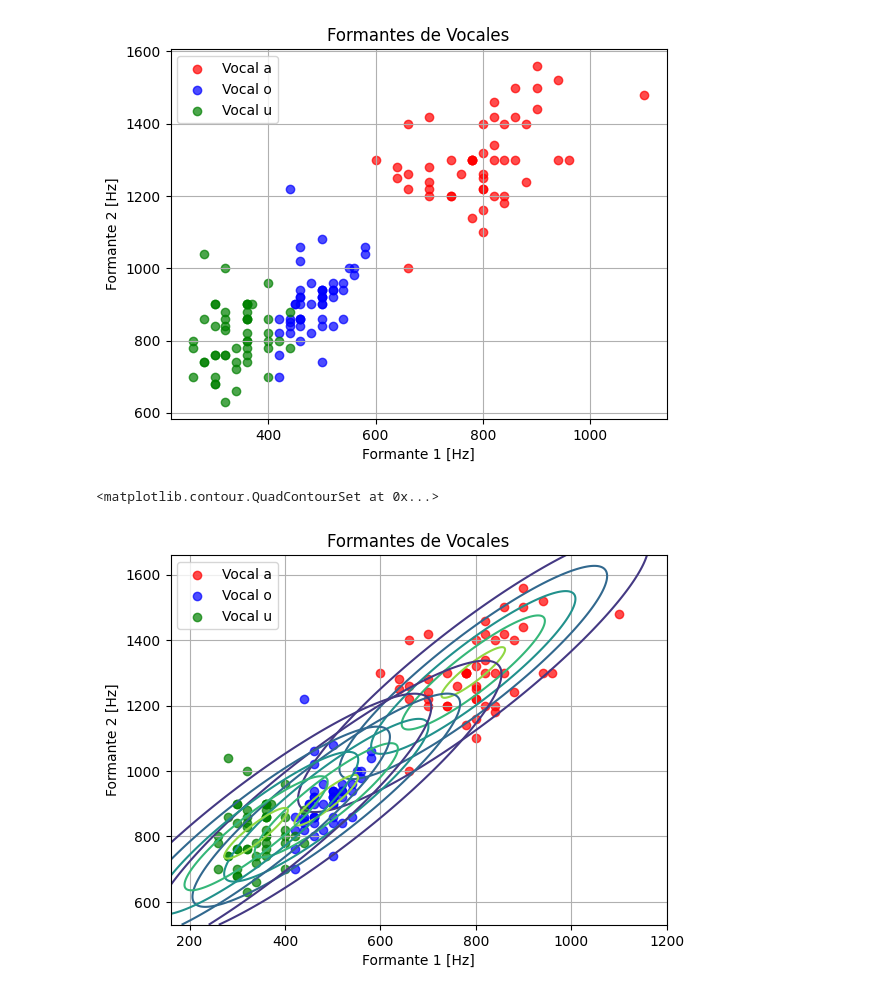
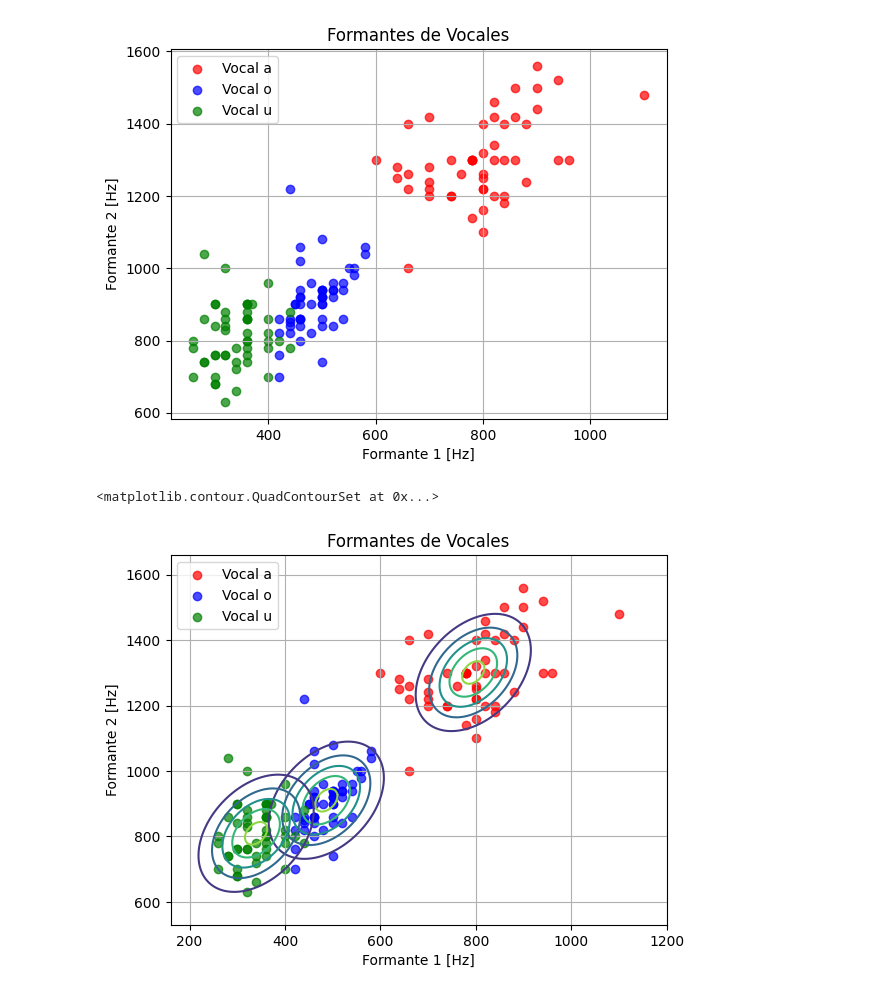
Before and after one commit to joaquinmacia/taller_procesamiento_senales, a Jupyter notebook: guia_2/guia_2.ipynb, the cells around one changed output. Saved outputs shown, nothing was run; the diff lists cells and outputs as text; code cells hidden in the pictures.

```diff
--- a/guia_2/guia_2.ipynb
+++ b/guia_2/guia_2.ipynb
@@ -626,44 +626,60 @@ lda = LDA()
 lda.fit(X, y)
 
 medias = lda.means_
 
-# Con esta covarianza me da raro el grafico, la calculo de otra manera
-covarianza = np.cov(X.T)
+# Con esta covarianza me da raro el grafico, asi que la calculo de otra manera
+#covarianza = np.cov(X.T)
+
+#covarianza_a = np.cov(data.loc[data['Vocal']=='a'].drop(2, axis=1))
+
+#Se me esta haciendo dificil trabajar con los datos de data[], asi que los voy a separar en cada formante
+
+form_a = data.loc[data['Vocal'] == 'a']
+form_a = form_a.drop('Vocal', axis=1).drop('Formante3', axis=1).values
+form_o = data.loc[data['Vocal'] == 'o']
+form_o = form_o.drop('Vocal', axis=1).drop('Formante3', axis=1).values
+form_u = data.loc[data['Vocal'] == 'u']
+form_u = form_u.drop('Vocal', axis=1).drop('Formante3', axis=1).values
+
+
+covarianza_a = np.cov(form_a, rowvar=False)
+covarianza_o = np.cov(form_o, rowvar=False)
+covarianza_u = np.cov(form_u, rowvar=False)
+
+covarianza_aou = [covarianza_a, covarianza_o, covarianza_u]
 
 #Dk = cantidad de datos de la clase k
-Dk = np.array([len(data['Vocal']=='a'), len(data['Vocal']=='o'), len(data['Vocal']=='u')]).reshape(-1, 1)
+#Dk = np.array([len(data['Vocal']=='a'), len(data['Vocal']=='o'), len(data['Vocal']=='u')]).reshape(-1, 1)
+Dk = np.array([len(form_a), len(form_o), len(form_u)]).reshape(-1, 1)
 #Datos totales
 cant_datos = len(data)
 cant_vocales = Dk.shape[0]
 
-
-#covarianza_a = np.cov(data.loc[data['Vocal']=='a'].drop(2, axis=1))
-
-#covarianza =
-
+covarianza = np.sum((Dk - 1).reshape(-1, 1, 1) * covarianza_aou, axis=0) / (cant_datos - cant_vocales)
 
 #Creamos la malla para graficar
 
 x_min, x_max = X[:, 0].min() - 100, X[:, 0].max() + 100
 y_min, y_max = X[:, 1].min() - 100, X[:, 1].max() + 100
 xx, yy = np.meshgrid(np.linspace(x_min, x_max, 1000), np.linspace(y_min, y_max, 1000))
 
-
-norm_multivar_a = multivariate_normal(medias[0], covarianza)
+norm_multivar_a = multivariate_normal(medias[0].reshape(-1), cov = covarianza)
 dens_norm_multivar_a = norm_multivar_a.pdf(np.dstack((xx, yy)))
 plt.contour(xx, yy, dens_norm_multivar_a, levels = 5)
 
-norm_multivar_o = multivariate_normal(medias[1], covarianza)
+norm_multivar_o = multivariate_normal(medias[1].reshape(-1), cov = covarianza)
 dens_norm_multivar_o = norm_multivar_o.pdf(np.dstack((xx, yy)))
 plt.contour(xx, yy, dens_norm_multivar_o, levels = 5)
 
-norm_multivar_u = multivariate_normal(medias[2], covarianza)
+norm_multivar_u = multivariate_normal(medias[2].reshape(-1), cov = covarianza)
 dens_norm_multivar_u = norm_multivar_u.pdf(np.dstack((xx, yy)))
 plt.contour(xx, yy, dens_norm_multivar_u, levels = 5)
 
 
 
-#del lda, medias, covarianza, x_min, x_max, y_min, y_max, xx, yy
+#del lda, medias, covarianza, x_min, x_max, y_min, y_max, xx, yy, form_a, form_o, form_u
+#del covarianza_a, covarianza_o, covarianza_u, covarianza_aou, Dk, cant_datos, cant_vocales,
+#del norm_multivar_a, dens_norm_multivar_a, norm_multivar_o, dens_norm_multivar_o, norm_multivar_u, dens_norm_multivar_u
 # %% [output]
 <matplotlib.contour.QuadContourSet at 0x...>
-[figure, old version]
+[figure, new version]
```
Also changed, not shown: parts of 1 cell of this notebook.
